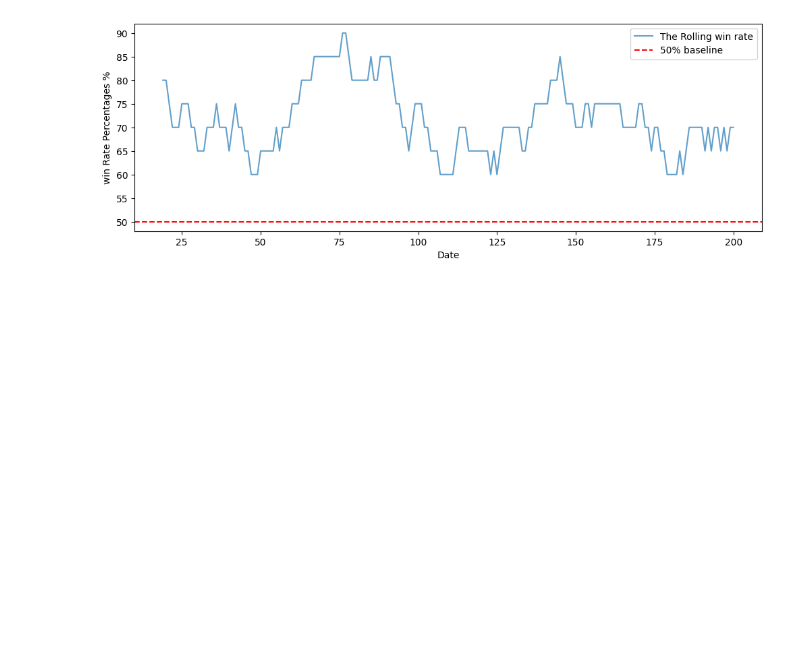
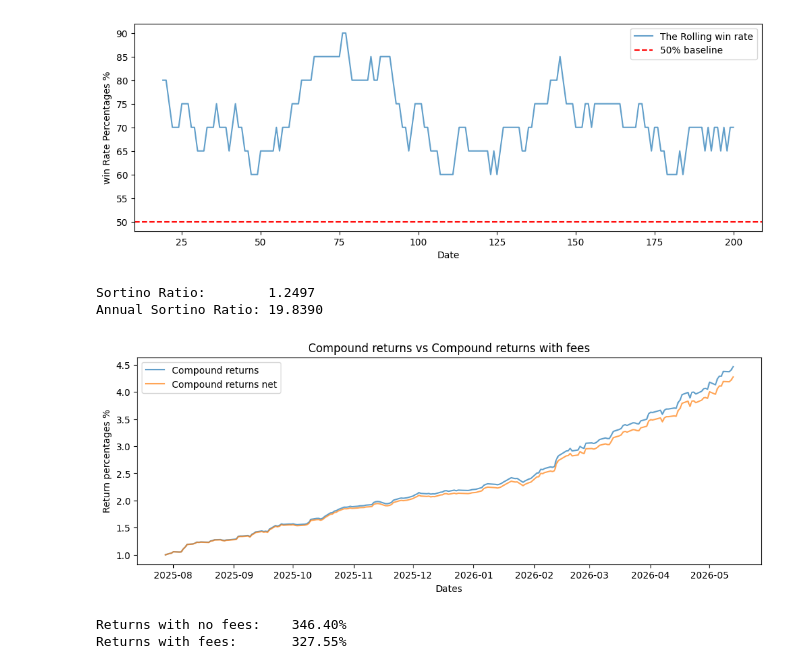
Before and after one commit to thehiaguy/StockReturnPred, a Jupyter notebook: notebooks/03_backtesting.ipynb, the cells around one changed output. Drawn from its saved outputs; the diff is of its cells as text; code cells hidden in the pictures; blank space fills up the shorter version.

Commit message:
implment max drawdown, win rate, sortino ratio, and transaction cost simulation

```diff
--- a/notebooks/03_backtesting.ipynb
+++ b/notebooks/03_backtesting.ipynb
@@ -218,6 +218,40 @@ plt.legend()
 plt.show()
 # %% [output]
 [figure]
+# %%
+#-----------Sortino Ratio---------------
+sortino_ratio = np.mean(strategy_returns)/np.std(strategy_returns[strategy_returns < 0])
+
+annual_sortino = np.sqrt(252)* sortino_ratio
+print(f'Sortino Ratio:        {sortino_ratio:.4f}')
+print(f'Annual Sortino Ratio: {annual_sortino:.4f}')
+# %% [output]
+Sortino Ratio:        1.2497
+Annual Sortino Ratio: 19.8390
+# %%
+#--------Transaction Cost Simulation-----------
+trade_days = np.concatenate([[True],np.diff(signals)!=0])
+
+strategy_returns_net = strategy_returns.copy()
+strategy_returns_net[trade_days] -= 0.0005
+
+comp_returns_net = np.cumprod(1 + strategy_returns_net)
+# %%
+plt.figure(figsize=(12,4))
+plt.plot(preds.index, comp_returns, label='Compound returns',alpha=0.7)
+plt.plot(preds.index, comp_returns_net, label='Compound returns net',alpha=0.7)
+plt.xlabel('Dates')
+plt.ylabel('Return percentages %')
+plt.title('Compound returns vs Compound returns with fees')
+plt.legend()
+plt.show()
+
+print(f'Returns with no fees:    {comp_returns[-1] - 1:.2%}')
+print(f'Returns with fees:       {comp_returns_net[-1] - 1:.2%}')
+# %% [output]
+[figure, added]
+Returns with no fees:    346.40%
+Returns with fees:       327.55%
 # %% [markdown]
 ## Results Summary — 5 Year Dataset
 
```
Also changed, not shown: parts of 1 cell of this notebook, 1 other file.
